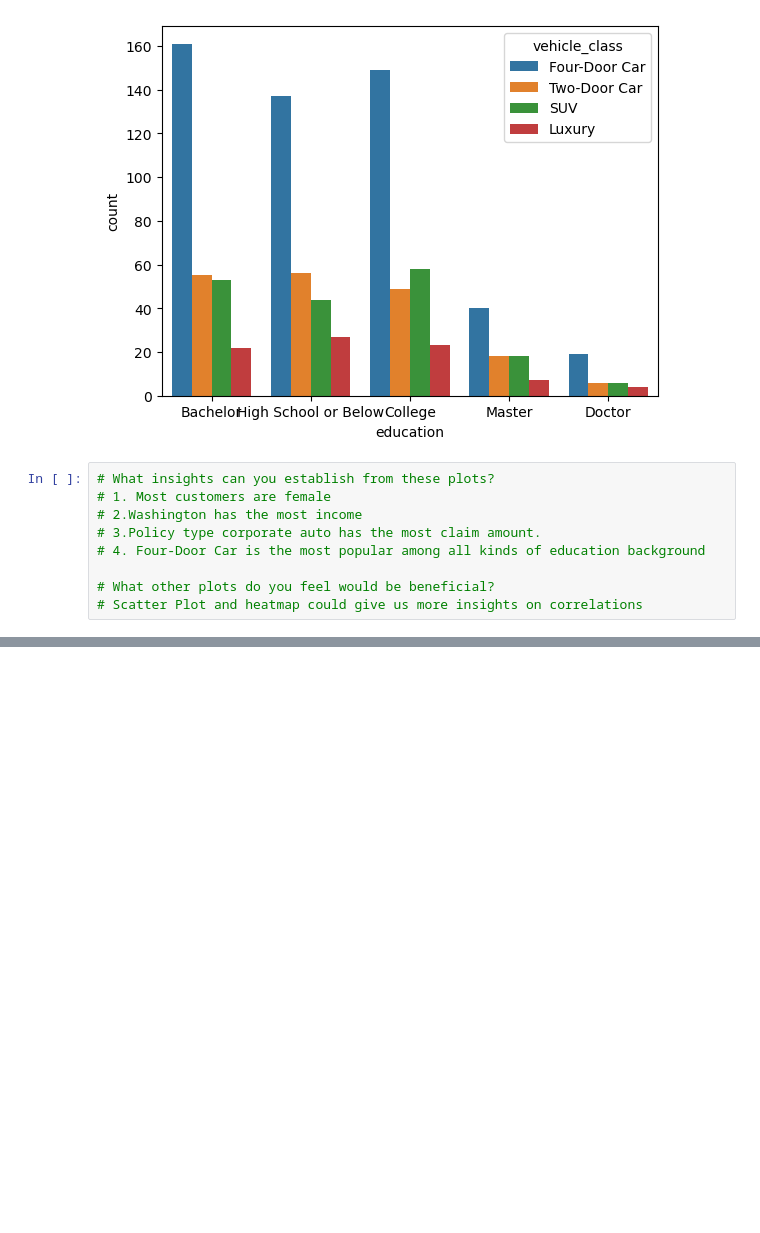
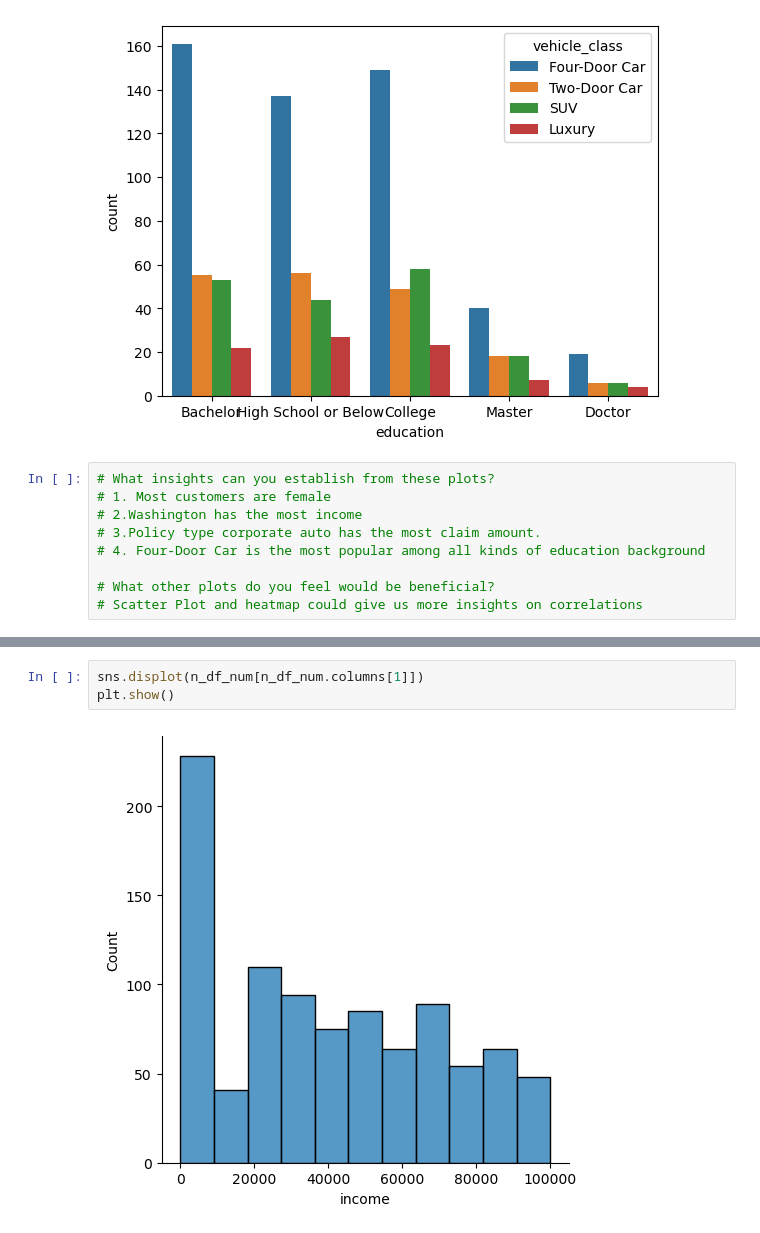
Before and after one commit to SuperAmy99/lab-dw-data-cleaning-and-formatting, a Jupyter notebook: lab-dw-data-cleaning-and-formatting.ipynb, the cells around one changed output, grey strips where cells are left out. Cells and saved outputs as stored; diff of their text form; blank space fills up the shorter version.

```diff
--- a/lab-dw-data-cleaning-and-formatting.ipynb
+++ b/lab-dw-data-cleaning-and-formatting.ipynb
@@ -295,0 +370,5 @@ plt.show()
+# %%
+sns.displot(n_df_num[n_df_num.columns[1]])
+plt.show()
+# %% [output]
+[figure, added]
```
Also changed, not shown: parts of 18 cells of this notebook.
